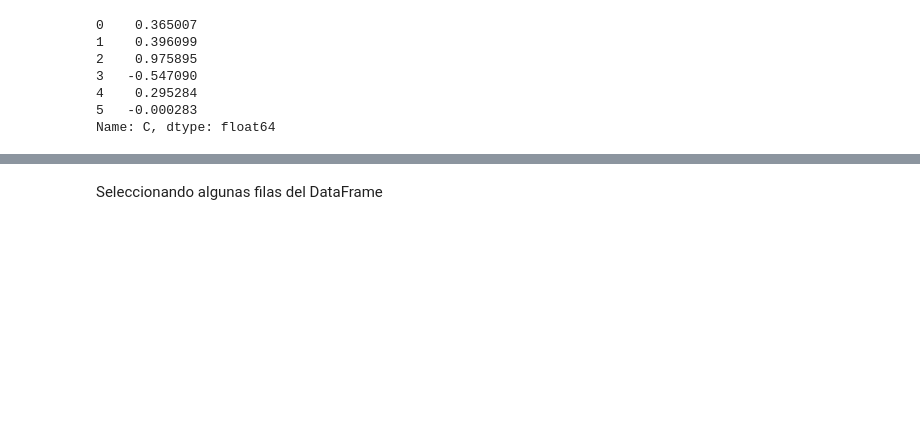
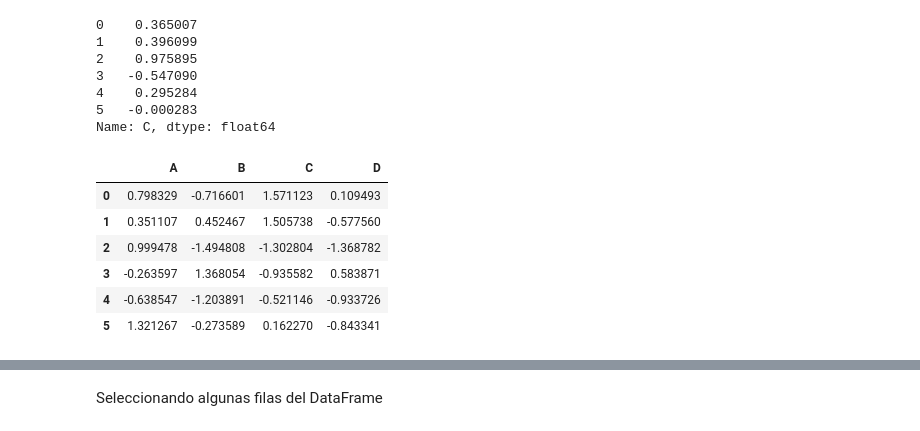
Before and after one commit to cristiandarioortegayubro/dataidea, a Jupyter notebook: meeting_05.ipynb, the cells around one changed output, grey strips where cells are left out. Cells and saved outputs as stored; diff of their text form; code cells hidden in the pictures; blank space fills up the shorter version.

```diff
--- a/meeting_05.ipynb
+++ b/meeting_05.ipynb
@@ -202,4 +234,14 @@ df.C
 4    0.295284
 5   -0.000283
 Name: C, dtype: float64
+# %%
+df
+# %% [output]
+|  | A | B | C | D |
+| 0 | 0.798329 | -0.716601 | 1.571123 | 0.109493 |
+| 1 | 0.351107 | 0.452467 | 1.505738 | -0.577560 |
+| 2 | 0.999478 | -1.494808 | -1.302804 | -1.368782 |
+| 3 | -0.263597 | 1.368054 | -0.935582 | 0.583871 |
+| 4 | -0.638547 | -1.203891 | -0.521146 | -0.933726 |
+| 5 | 1.321267 | -0.273589 | 0.162270 | -0.843341 |
 # %%
```
Also changed, not shown: parts of 33 cells of this notebook.
